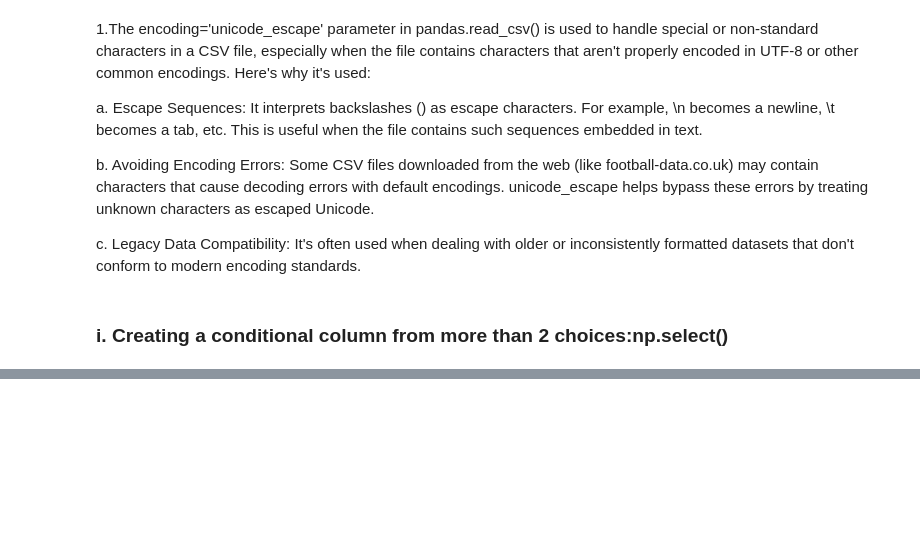
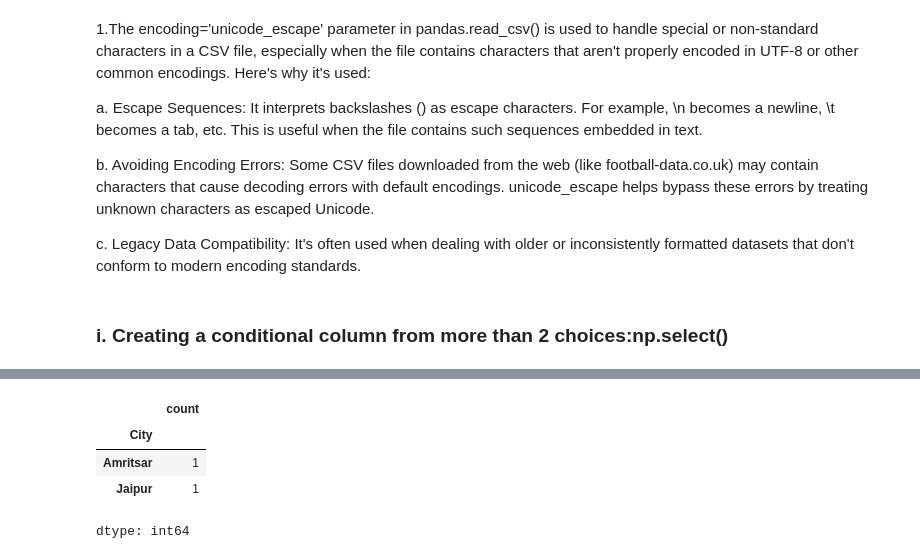
Before and after one commit to NehaSrinivas98/MachineLearningCourse, a Jupyter notebook: pandasNumpy.ipynb, the cells around one changed output, grey strips where cells are left out. Cells and saved outputs as stored; diff of their text form; code cells hidden in the pictures; blank space fills up the shorter version.

```diff
--- a/pandasNumpy.ipynb
+++ b/pandasNumpy.ipynb
@@ -678,0 +940,8 @@ print(df_concat['test'].value_counts())
+# %%
+df[df['City'].isin(['Jaipur','Amritsar'])].value_counts('City')
+# %% [output]
+|  | count |
+| City |  |
+| Amritsar | 1 |
+| Jaipur | 1 |
+dtype: int64
```
Also changed, not shown: parts of 20 cells of this notebook.
